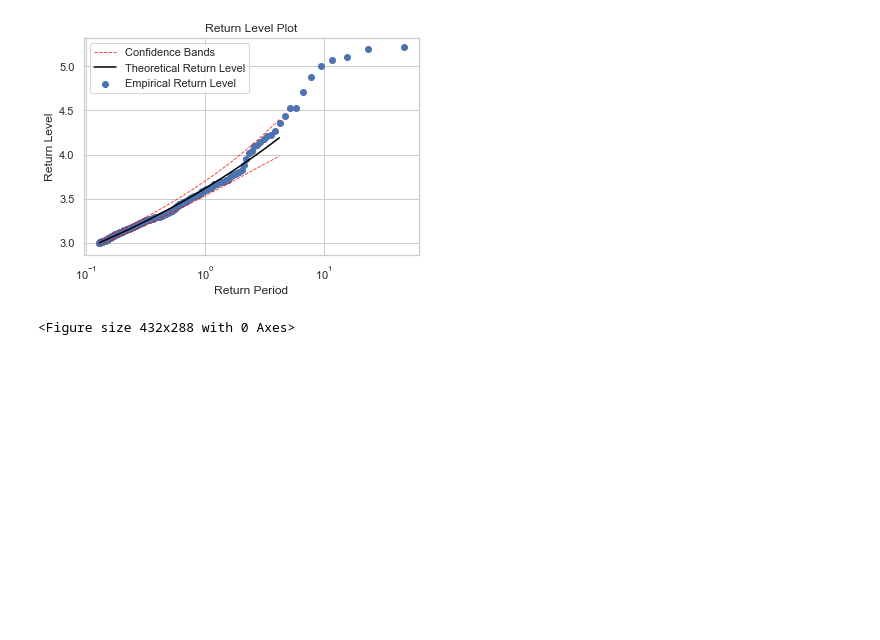
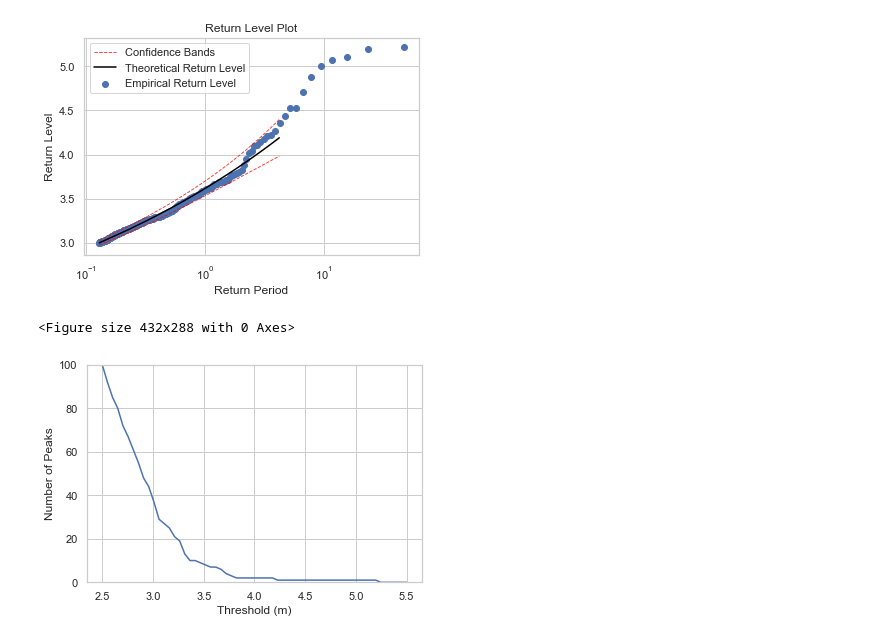
Before and after one commit to ai4er-cdt/flood_risk_shipston, a Jupyter notebook: notebooks/sdat_extremes_thresholdmodelling.ipynb, the cells around one changed output. Saved outputs shown, nothing was run; the diff lists cells and outputs as text; code cells hidden in the pictures; blank space fills up the shorter version.

Commit message:
added more plots - there seems to be a problem with stage 15 min data

```diff
--- a/notebooks/sdat_extremes_thresholdmodelling.ipynb
+++ b/notebooks/sdat_extremes_thresholdmodelling.ipynb
@@ -129,11 +160,3 @@ array([[2.3],
        [1.8],
        [3.8],
        [5.1]])
-# %%
-fill_in_value = 0.0 #np.nan
-stage60 = pd.read_excel('../data/Shipston Wiski data - 60 min.xlsx',
-                          sheet_name=2, parse_dates=[['Date', 'Time']])
-stage60['Date_Time'] = pd.to_datetime(stage60['Date_Time'])
-stage60_filtered = stage60.replace(" ---", fill_in_value)
-stage60_filtered['Stage [m]'] = pd.to_numeric(
-    stage60_filtered['Stage [m]'], downcast="float")
@@ -143,0 +193,2 @@ array([0.472, 0.468, 0.463, ..., 0.28 , 0.281, 0.282], dtype=float32)
+# %%
+stage60_filtered = get_wiski_data()
@@ -258,0 +315,33 @@ import matplotlib.pyplot as plt
+# %%
+from scipy.signal import find_peaks
+
+def num_peak_over_threshold(npa, threshold):
+
+    peaks, _ = find_peaks(npa, height=threshold)
+    flood_heights = npa[peaks]
+
+    return len(flood_heights)
+
+# pot_stage60 = peak_over_threshold(stage60_filtered, 'Stage [m]', 3)
+# %%
+def num_peaks_diff_thresholds(npa):
+    no_nan_npa = npa[~np.isnan(npa)]
+    thresholds = np.linspace(2.5, 5.5, num=60)
+    num_peak_list = []
+
+    for i in thresholds:
+        number_of_peaks = num_peak_over_threshold(no_nan_npa, i)
+        # print(i, number_of_peaks)
+        num_peak_list.append(number_of_peaks)
+
+    plt.plot(thresholds, num_peak_list)
+    plt.ylabel('Number of Peaks')
+    plt.xlabel('Threshold (m)')
+    plt.ylim([0, np.max(num_peak_list)])
+    #plt.savefig('../report/figures/peaks-diff-thresholds.png',
+    #            dpi=600)
+# %%
+npa = stage60_filtered['Stage [m]'].to_numpy()
+num_peaks_diff_thresholds(npa)
+# %% [output]
+[figure, added]
```
Also changed, not shown: parts of 15 cells of this notebook, 4 other files.
